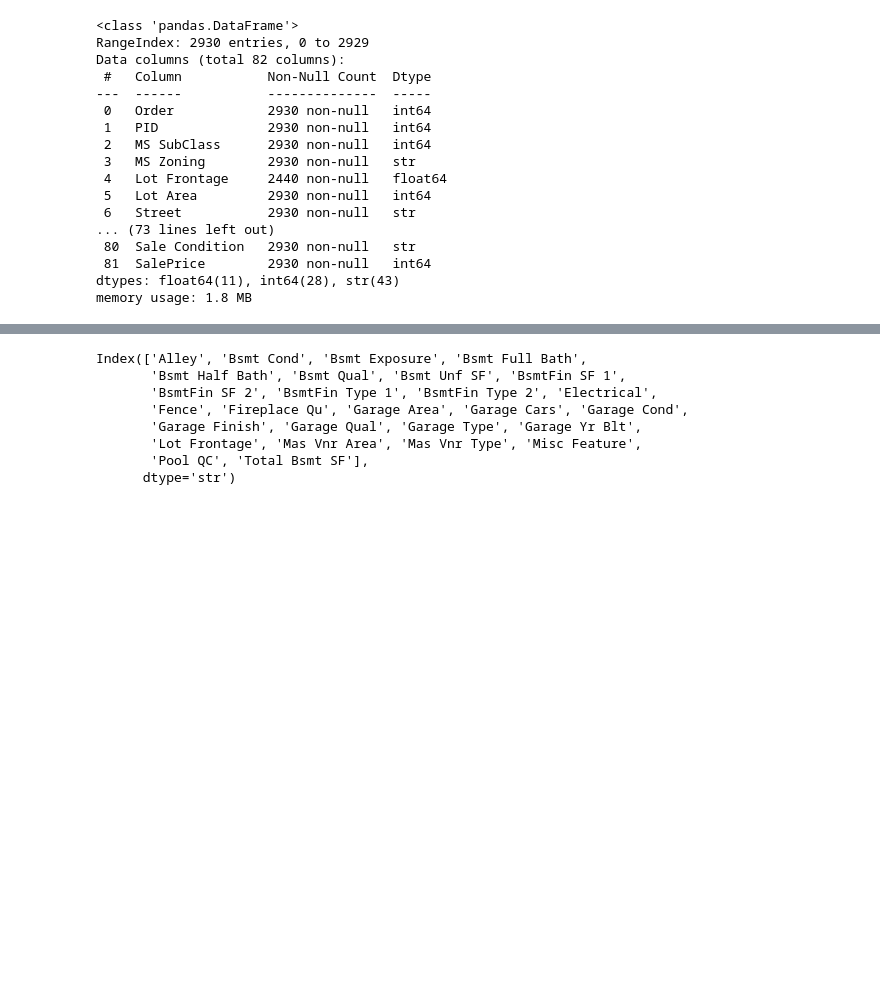
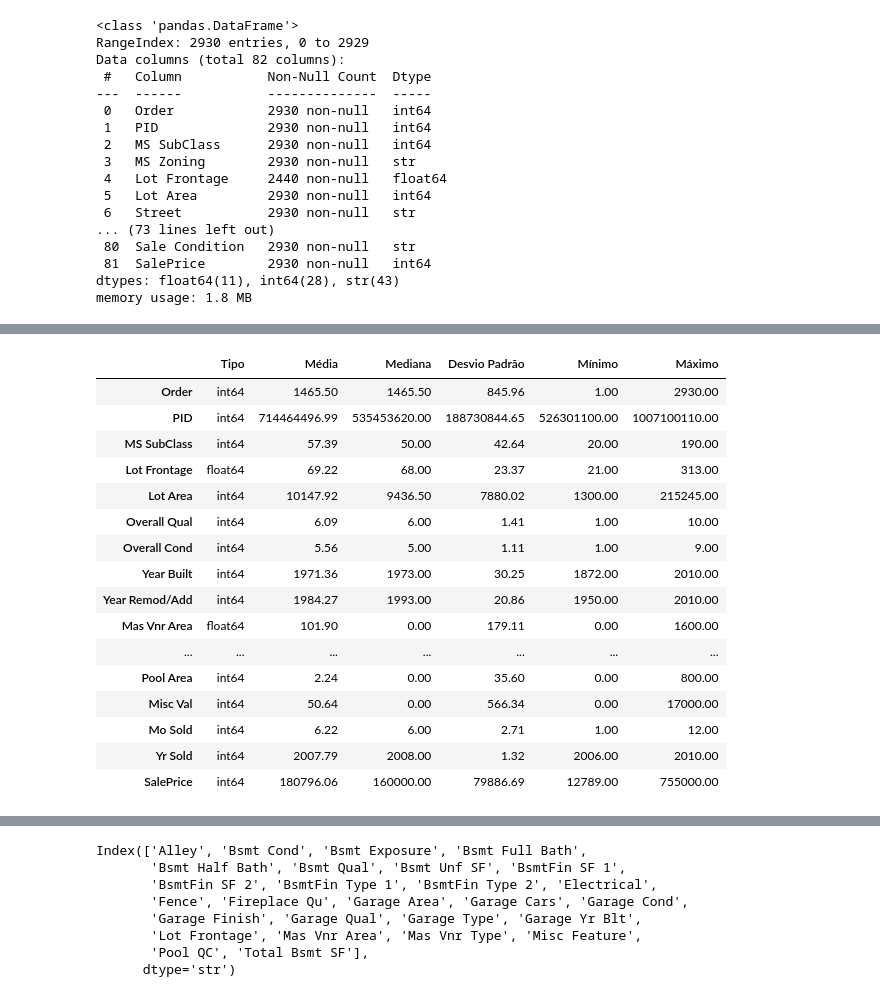
Before and after one commit to Ericaligle/AH_Project_MSc, a Jupyter notebook: notebooks/AH_project.ipynb, the cells around one changed output, grey strips where cells are left out. Saved outputs shown, nothing was run; the diff lists cells and outputs as text; code cells hidden in the pictures; blank space fills up the shorter version.

```diff
--- a/notebooks/AH_project.ipynb
+++ b/notebooks/AH_project.ipynb
@@ -96,0 +95,31 @@ summary_table
+# %%
+numerical_cols = df.select_dtypes(include='number').columns
+# %%
+numerical_summary = pd.DataFrame({
+    'Tipo': df[numerical_cols].dtypes,
+    'Média': df[numerical_cols].mean(),
+    'Mediana': df[numerical_cols].median(),
+    'Desvio Padrão': df[numerical_cols].std(),
+    'Mínimo': df[numerical_cols].min(),
+    'Máximo': df[numerical_cols].max(),
+})
+
+numerical_summary
+# %% [output]
+|  | Tipo | Média | Mediana | Desvio Padrão | Mínimo | Máximo |
+| Order | int64 | 1465.50 | 1465.50 | 845.96 | 1.00 | 2930.00 |
+| PID | int64 | 714464496.99 | 535453620.00 | 188730844.65 | 526301100.00 | 1007100110.00 |
+| MS SubClass | int64 | 57.39 | 50.00 | 42.64 | 20.00 | 190.00 |
+| Lot Frontage | float64 | 69.22 | 68.00 | 23.37 | 21.00 | 313.00 |
+| Lot Area | int64 | 10147.92 | 9436.50 | 7880.02 | 1300.00 | 215245.00 |
+| Overall Qual | int64 | 6.09 | 6.00 | 1.41 | 1.00 | 10.00 |
+| Overall Cond | int64 | 5.56 | 5.00 | 1.11 | 1.00 | 9.00 |
+| Year Built | int64 | 1971.36 | 1973.00 | 30.25 | 1872.00 | 2010.00 |
+| Year Remod/Add | int64 | 1984.27 | 1993.00 | 20.86 | 1950.00 | 2010.00 |
+| Mas Vnr Area | float64 | 101.90 | 0.00 | 179.11 | 0.00 | 1600.00 |
+| ... | ... | ... | ... | ... | ... | ... |
+| Pool Area | int64 | 2.24 | 0.00 | 35.60 | 0.00 | 800.00 |
+| Misc Val | int64 | 50.64 | 0.00 | 566.34 | 0.00 | 17000.00 |
+| Mo Sold | int64 | 6.22 | 6.00 | 2.71 | 1.00 | 12.00 |
+| Yr Sold | int64 | 2007.79 | 2008.00 | 1.32 | 2006.00 | 2010.00 |
+| SalePrice | int64 | 180796.06 | 160000.00 | 79886.69 | 12789.00 | 755000.00 |
```
Also changed, not shown: parts of 31 cells of this notebook, 1 other file.
